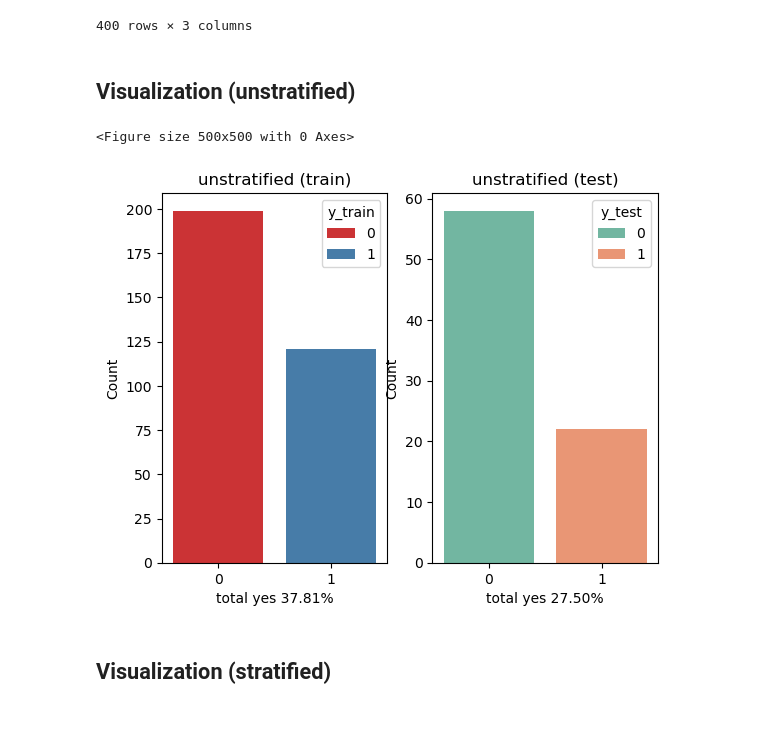
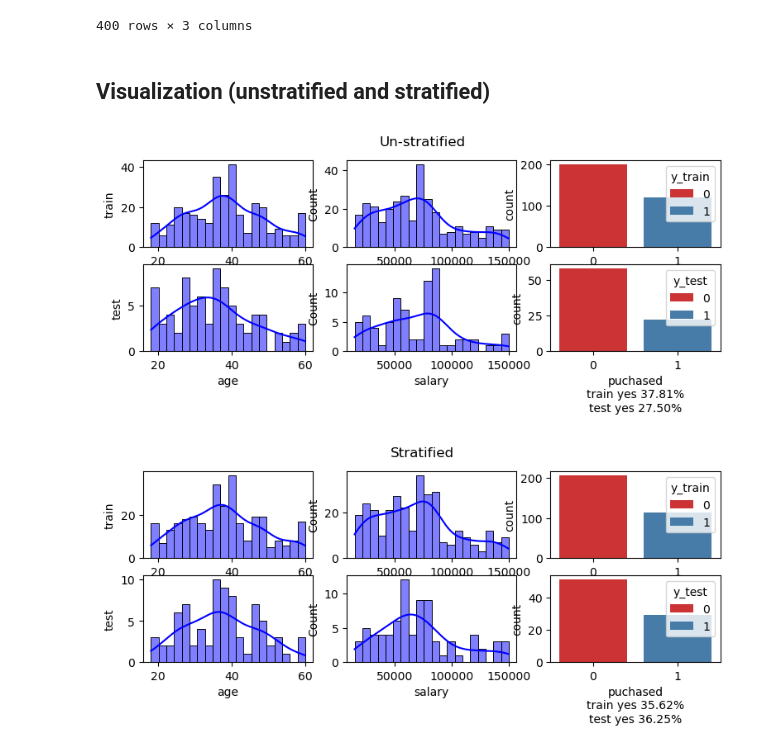
Before and after one commit to GuillaumeBouchetEpitech/some-teaching-material, a Jupyter notebook: plan-a/lessons/machine-learning/14.0.stratified-train-test-sets/14.1.stratified-train_test_split.ipynb, the cells around one changed output. Cells and saved outputs as stored; diff of their text form; code cells hidden in the pictures; blank space fills up the shorter version.

```diff
--- a/plan-a/lessons/machine-learning/14.0.stratified-train-test-sets/14.1.stratified-train_test_split.ipynb
+++ b/plan-a/lessons/machine-learning/14.0.stratified-train-test-sets/14.1.stratified-train_test_split.ipynb
@@ -40,4 +40,4 @@ y = df.iloc[:, -1].values # will contains the values of the columns 'Profit'
 # print(f"X {X}")
 # print(f"y {y}")
 # %% [markdown]
-## Visualization (unstratified)
+## Visualization (unstratified and stratified)
@@ -44,32 +88,15 @@ y = df.iloc[:, -1].values # will contains the values of the columns 'Profit'
 # %%
+
 # Splitting the dataset into the Training set and Test set
 from sklearn.model_selection import train_test_split
+
 X_train, X_test, y_train, y_test = train_test_split(X, y, test_size = 0.20, random_state = 0)
 
-df_y_train = pd.DataFrame(y_train, columns=['y_train'])
-df_y_test = pd.DataFrame(y_test, columns=['y_test'])
+visualize("Un-stratified", X_train, X_test, y_train, y_test)
 
-percent_yes_train = (df_y_train == True).sum() / df_y_train.shape[0]
-percent_yes_test  = (df_y_test == True).sum() / df_y_test.shape[0]
+X_train, X_test, y_train, y_test = train_test_split(X, y, test_size = 0.20, random_state = 0, stratify=y)
 
-plt.figure(figsize=(5, 5))
-plt.subplots(1,2)
-
-plt.subplot(1,2, 1)
-sns.countplot(x='y_train', data=df_y_train, hue='y_train', palette='Set1', stat='count')
-plt.title('unstratified (train)')
-plt.xlabel(f'total yes {float(percent_yes_train.iloc[0])*100:.2f}%')
-plt.ylabel('Count')
-
-plt.subplot(1,2, 2)
-sns.countplot(x='y_test', data=df_y_test, hue='y_test', palette='Set2', stat='count')
-plt.title('unstratified (test)')
-plt.xlabel(f'total yes {float(percent_yes_test.iloc[0])*100:.2f}%')
-plt.ylabel('Count')
-
-plt.show()
+visualize("Stratified", X_train, X_test, y_train, y_test)
 # %% [output]
-<Figure size 500x500 with 0 Axes>
-[figure, old version]
+[figure, new version]
+[figure, added]
-# %% [markdown]
-## Visualization (stratified)
```
Also changed, not shown: parts of 2 cells of this notebook, 3 other files.
